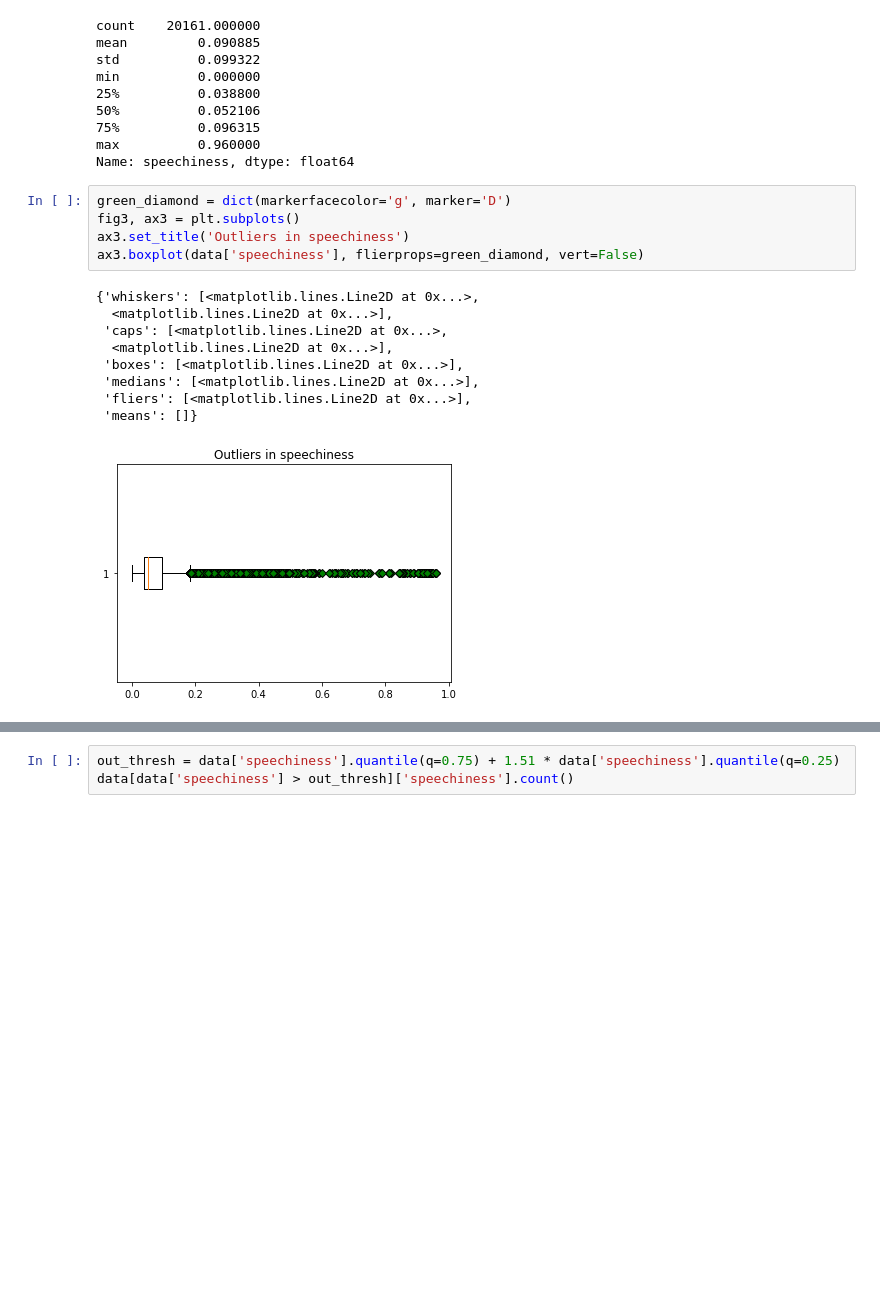
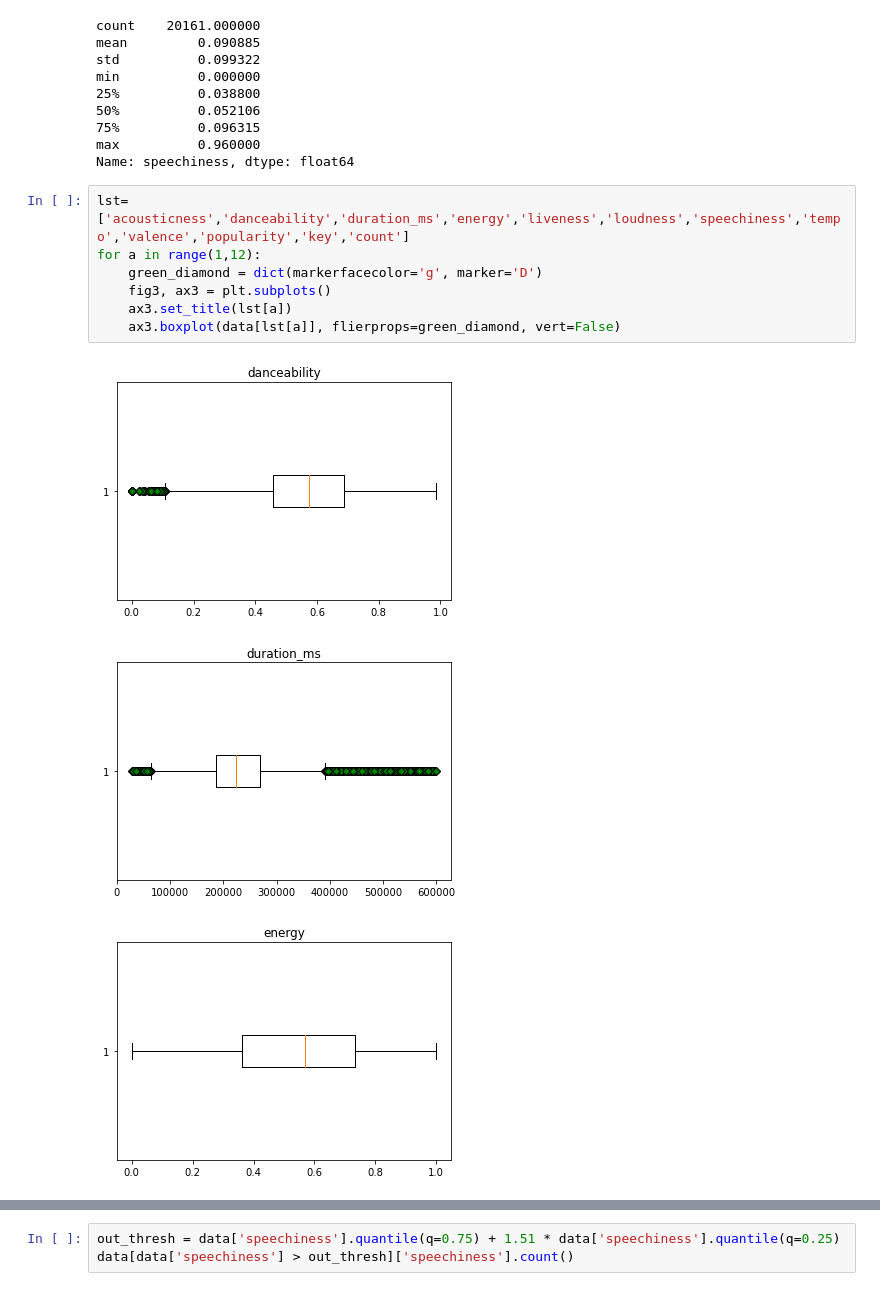
Before and after one commit to swarupa29/Data-science-project-Song-Genre, a Jupyter notebook: Visualisation.ipynb, the cells around one changed output, grey strips where cells are left out. Drawn from its saved outputs; the diff is of its cells as text; blank space fills up the shorter version.

```diff
--- a/Visualisation.ipynb
+++ b/Visualisation.ipynb
@@ -107,17 +128,13 @@ min          0.000000
 max          0.960000
 Name: speechiness, dtype: float64
 # %%
-green_diamond = dict(markerfacecolor='g', marker='D')
-fig3, ax3 = plt.subplots()
-ax3.set_title('Outliers in speechiness')
-ax3.boxplot(data['speechiness'], flierprops=green_diamond, vert=False)
+lst=['acousticness','danceability','duration_ms','energy','liveness','loudness','speechiness','tempo','valence','popularity','key','count']
+for a in range(1,12):
+    green_diamond = dict(markerfacecolor='g', marker='D')
+    fig3, ax3 = plt.subplots()
+    ax3.set_title(lst[a])
+    ax3.boxplot(data[lst[a]], flierprops=green_diamond, vert=False)
 # %% [output]
-{'whiskers': [<matplotlib.lines.Line2D at 0x...>,
-  <matplotlib.lines.Line2D at 0x...>],
- 'caps': [<matplotlib.lines.Line2D at 0x...>,
-  <matplotlib.lines.Line2D at 0x...>],
- 'boxes': [<matplotlib.lines.Line2D at 0x...>],
- 'medians': [<matplotlib.lines.Line2D at 0x...>],
- 'fliers': [<matplotlib.lines.Line2D at 0x...>],
- 'means': []}
-[figure, old version]
+[figure, new version]
+[figure, added]
+[figure, added]
```
Also changed, not shown: parts of 25 cells of this notebook.
